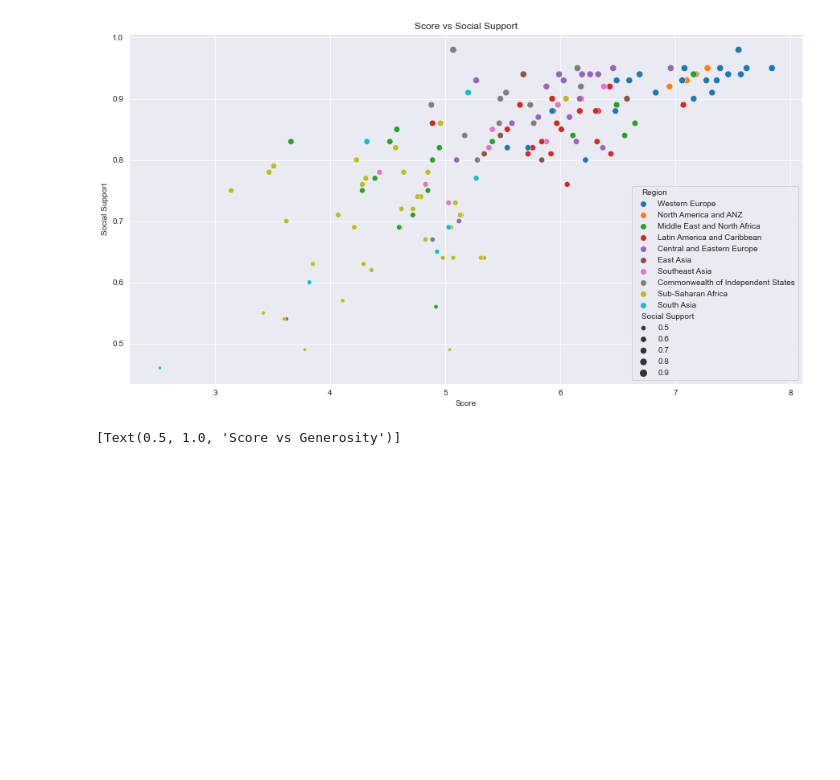
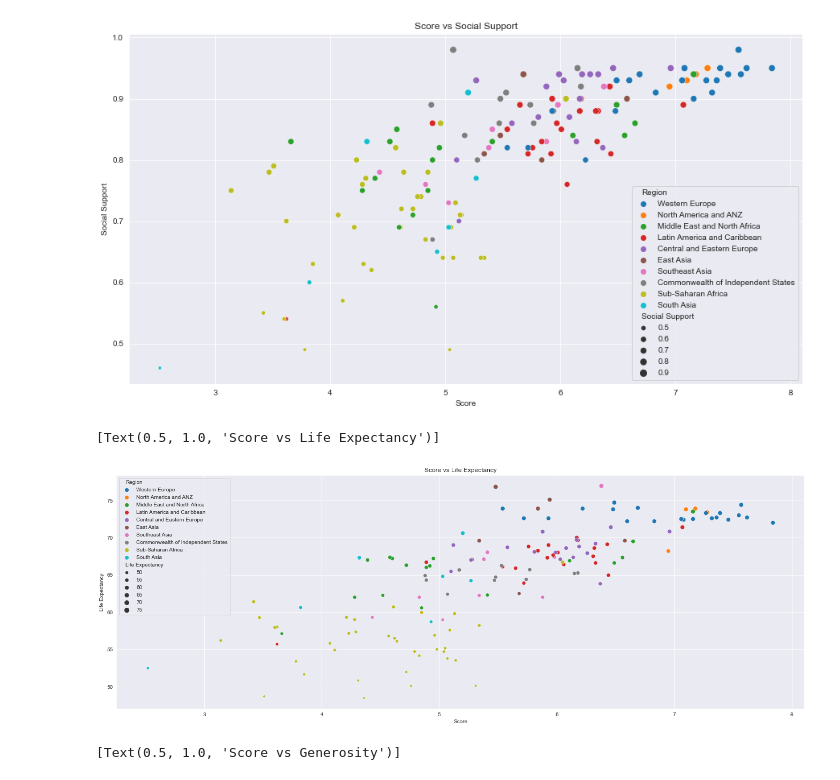
Before and after one commit to EdwinVargas22/World-Happiness-2021, a Jupyter notebook: Data_Analysis.ipynb, the cells around one changed output. Drawn from its saved outputs; the diff is of its cells as text; code cells hidden in the pictures; blank space fills up the shorter version.

Commit message:
Scatter plot of Score vs Life Expectancy

```diff
--- a/Data_Analysis.ipynb
+++ b/Data_Analysis.ipynb
@@ -114,6 +114,19 @@ sns.scatterplot(data=dataset_modified, x='Score', y='Social Support', hue='Regio
 # %% [output]
 [Text(0.5, 1.0, 'Score vs Social Support')]
 [figure]
+# %%
+# Scatter plot of Score vs Life Expectancy
+
+fig = plt.gcf()
+
+fig.set_size_inches(23, 8)
+
+sns.set_style("darkgrid")
+
+sns.scatterplot(data=dataset_modified, x='Score', y='Life Expectancy', hue='Region', size='Life Expectancy').set(title='Score vs Life Expectancy')
+# %% [output]
+[Text(0.5, 1.0, 'Score vs Life Expectancy')]
+[figure, added]
 # %%
 # Scatter plot of Score vs Generosity
 
```
